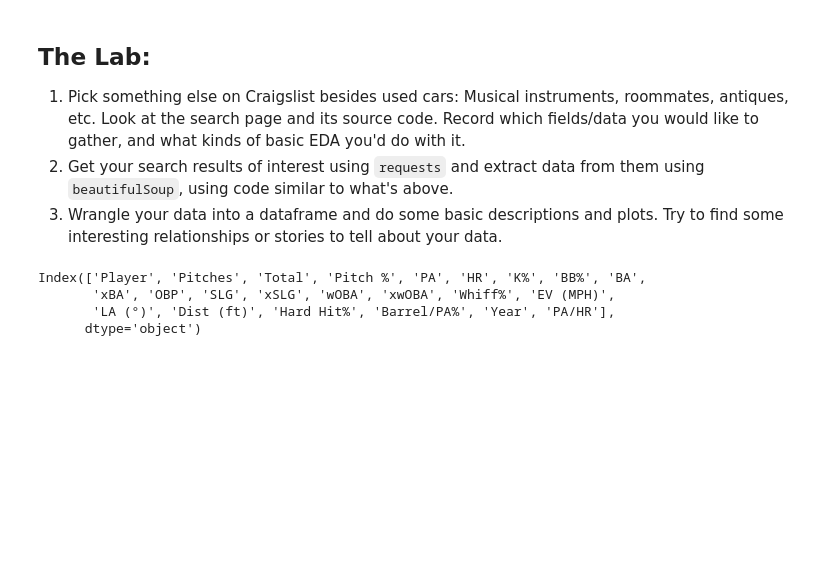
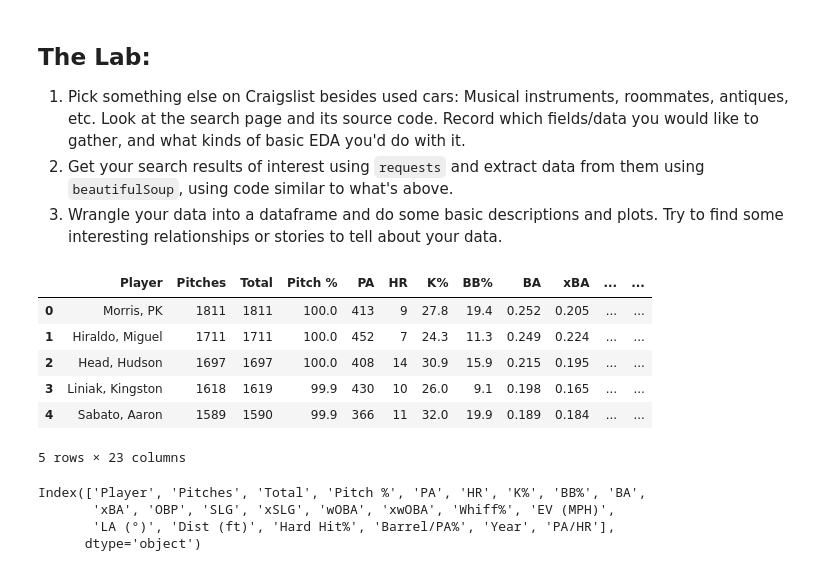
Before and after one commit to mgh2xx/wrangling, a Jupyter notebook: lab/lab_notebook.ipynb, the cells around one changed output. Drawn from its saved outputs; the diff is of its cells as text; code cells hidden in the pictures; blank space fills up the shorter version.

```diff
--- a/lab/lab_notebook.ipynb
+++ b/lab/lab_notebook.ipynb
@@ -278,6 +278,16 @@ df[df.columns[1:]] = df[df.columns[1:]].apply(pd.to_numeric, errors = 'coerce')
 # %%
 # Adding new column
 df["PA/HR"] = (df["PA"]/df["HR"])
+# %%
+df.head()
+# %% [output]
+|  | Player | Pitches | Total | Pitch % | PA | HR | K% | BB% | BA | xBA | ... | ... |
+| 0 | Morris, PK | 1811 | 1811 | 100.0 | 413 | 9 | 27.8 | 19.4 | 0.252 | 0.205 | ... | ... |
+| 1 | Hiraldo, Miguel | 1711 | 1711 | 100.0 | 452 | 7 | 24.3 | 11.3 | 0.249 | 0.224 | ... | ... |
+| 2 | Head, Hudson | 1697 | 1697 | 100.0 | 408 | 14 | 30.9 | 15.9 | 0.215 | 0.195 | ... | ... |
+| 3 | Liniak, Kingston | 1618 | 1619 | 99.9 | 430 | 10 | 26.0 | 9.1 | 0.198 | 0.165 | ... | ... |
+| 4 | Sabato, Aaron | 1589 | 1590 | 99.9 | 366 | 11 | 32.0 | 19.9 | 0.189 | 0.184 | ... | ... |
+5 rows × 23 columns
 # %%
 df.columns
 # %% [output]
```
